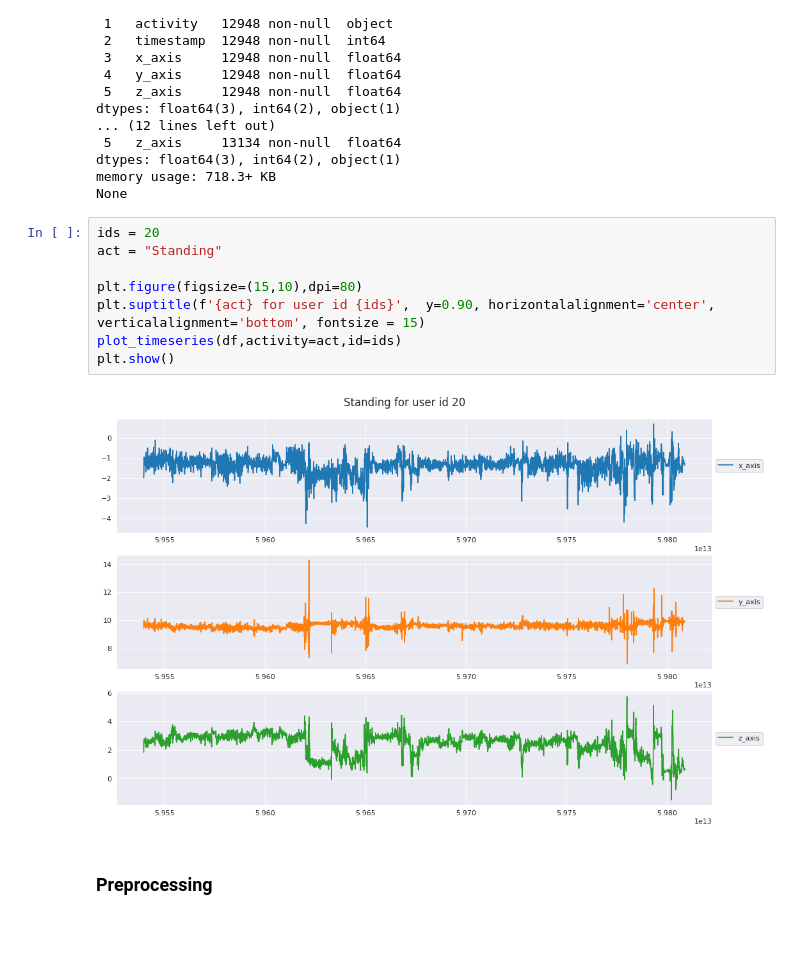
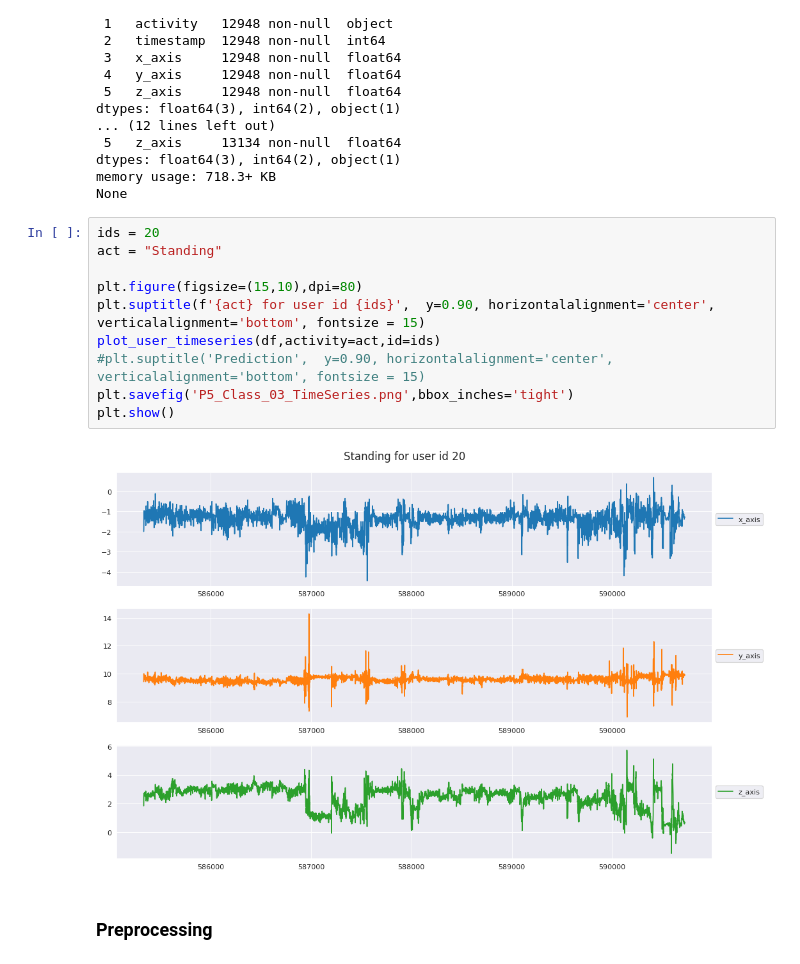
Before and after one commit to barauna-lo/Neurocomputing, a Jupyter notebook: Project_05_RNN.ipynb, the cells around one changed output. Cells and saved outputs as stored; diff of their text form; blank space fills up the shorter version.

```diff
--- a/Project_05_RNN.ipynb
+++ b/Project_05_RNN.ipynb
@@ -234,13 +304,15 @@ None
 # %%
 ids = 20
 act = "Standing"
 
 plt.figure(figsize=(15,10),dpi=80)
 plt.suptitle(f'{act} for user id {ids}',  y=0.90, horizontalalignment='center', verticalalignment='bottom', fontsize = 15)
-plot_timeseries(df,activity=act,id=ids)
+plot_user_timeseries(df,activity=act,id=ids)
+#plt.suptitle('Prediction',  y=0.90, horizontalalignment='center', verticalalignment='bottom', fontsize = 15)
+plt.savefig('P5_Class_03_TimeSeries.png',bbox_inches='tight')
 plt.show()
 # %% [output]
-[figure, old version]
+[figure, new version]
 # %% [markdown]
 ### Preprocessing
 # %%
```
Also changed, not shown: parts of 16 cells of this notebook.
